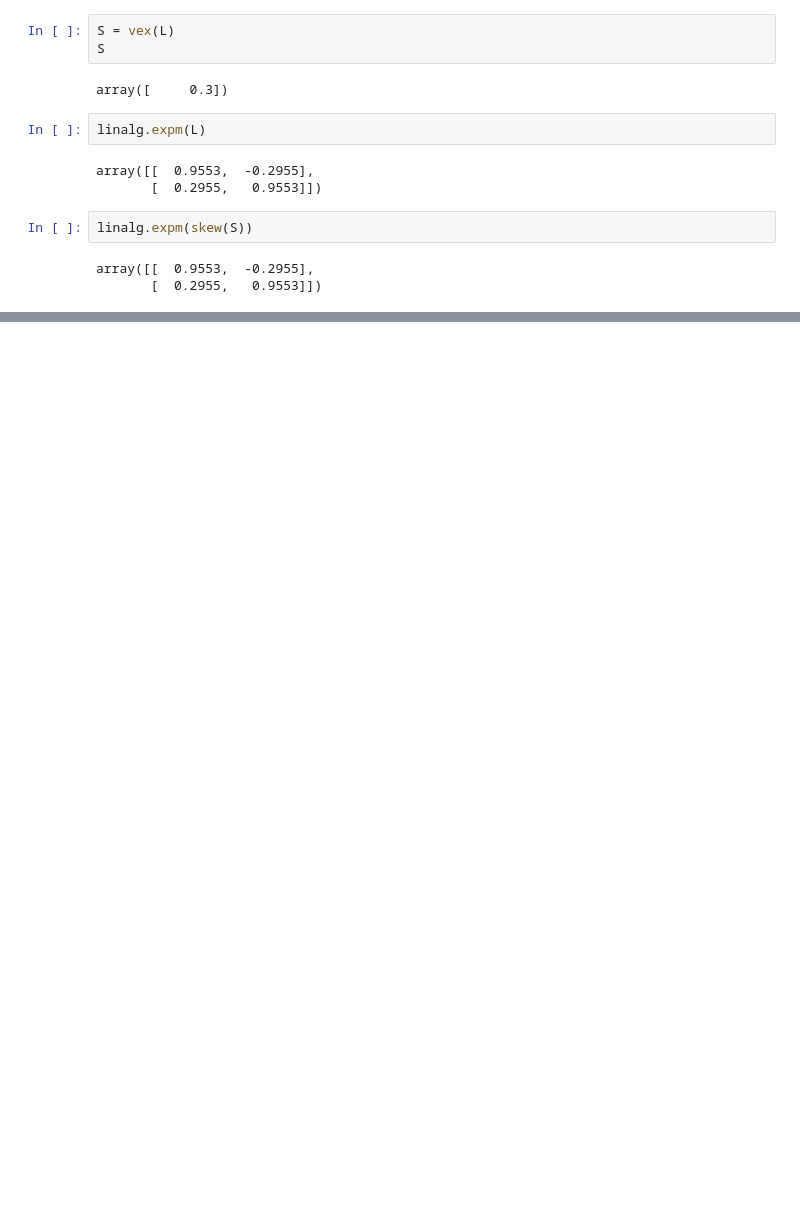
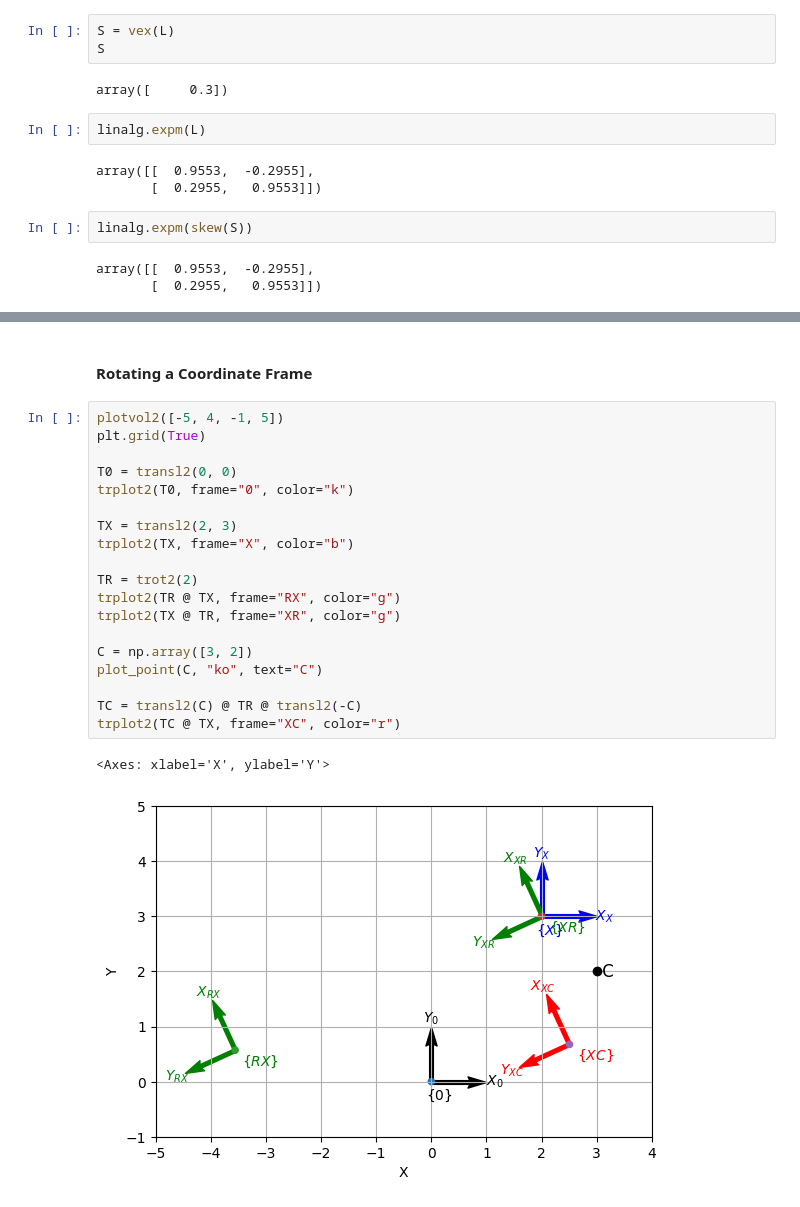
Before and after one commit to Sann-Htet/Robotics-Vision-and-Control-Fundamental-Algorithms-in-Python, a Jupyter notebook: Chapter02/Workingin2D.ipynb, the cells around one changed output, grey strips where cells are left out. Cells and saved outputs as stored; diff of their text form; blank space fills up the shorter version.

```diff
--- a/Chapter02/Workingin2D.ipynb
+++ b/Chapter02/Workingin2D.ipynb
@@ -85,0 +143,24 @@ array([[  0.9553,  -0.2955],
+# %% [markdown]
+#### Rotating a Coordinate Frame
+# %%
+plotvol2([-5, 4, -1, 5])
+plt.grid(True)
+
+T0 = transl2(0, 0)
+trplot2(T0, frame="0", color="k")
+
+TX = transl2(2, 3)
+trplot2(TX, frame="X", color="b")
+
+TR = trot2(2)
+trplot2(TR @ TX, frame="RX", color="g")
+trplot2(TX @ TR, frame="XR", color="g")
+
+C = np.array([3, 2])
+plot_point(C, "ko", text="C")
+
+TC = transl2(C) @ TR @ transl2(-C)
+trplot2(TC @ TX, frame="XC", color="r")
+# %% [output]
+<Axes: xlabel='X', ylabel='Y'>
+[figure, added]
```
Also changed, not shown: parts of 8 cells of this notebook.
